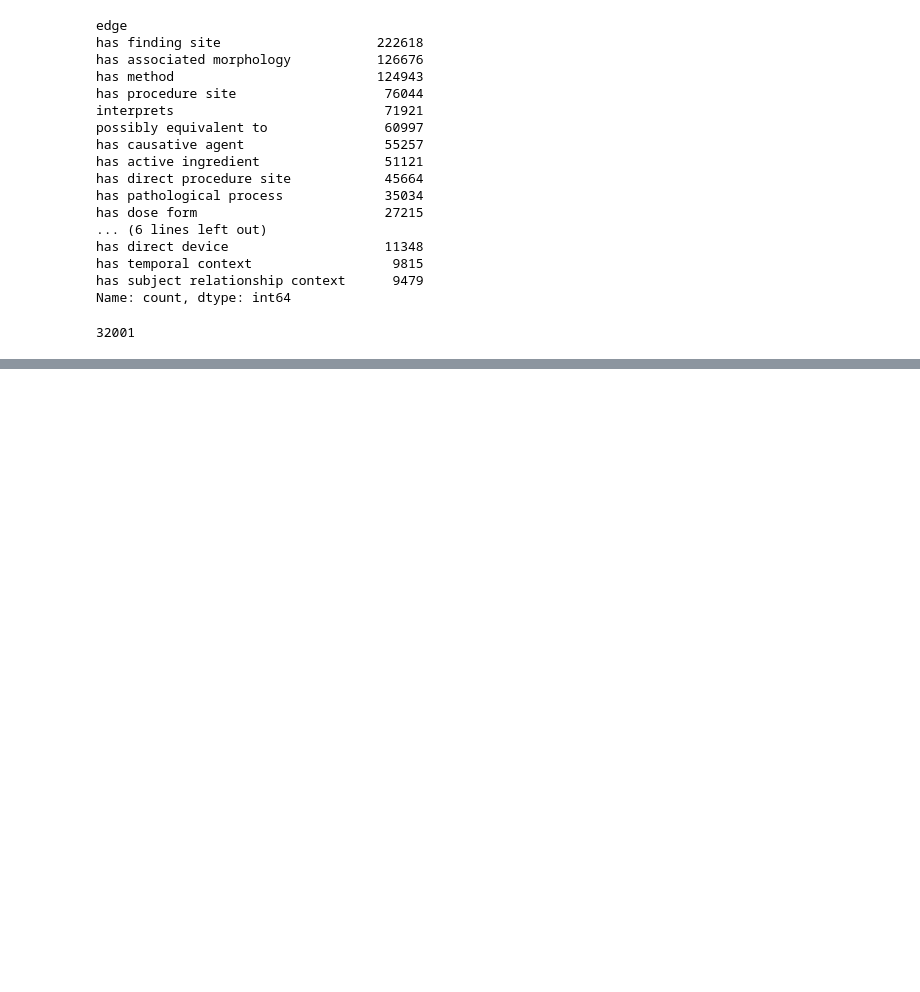
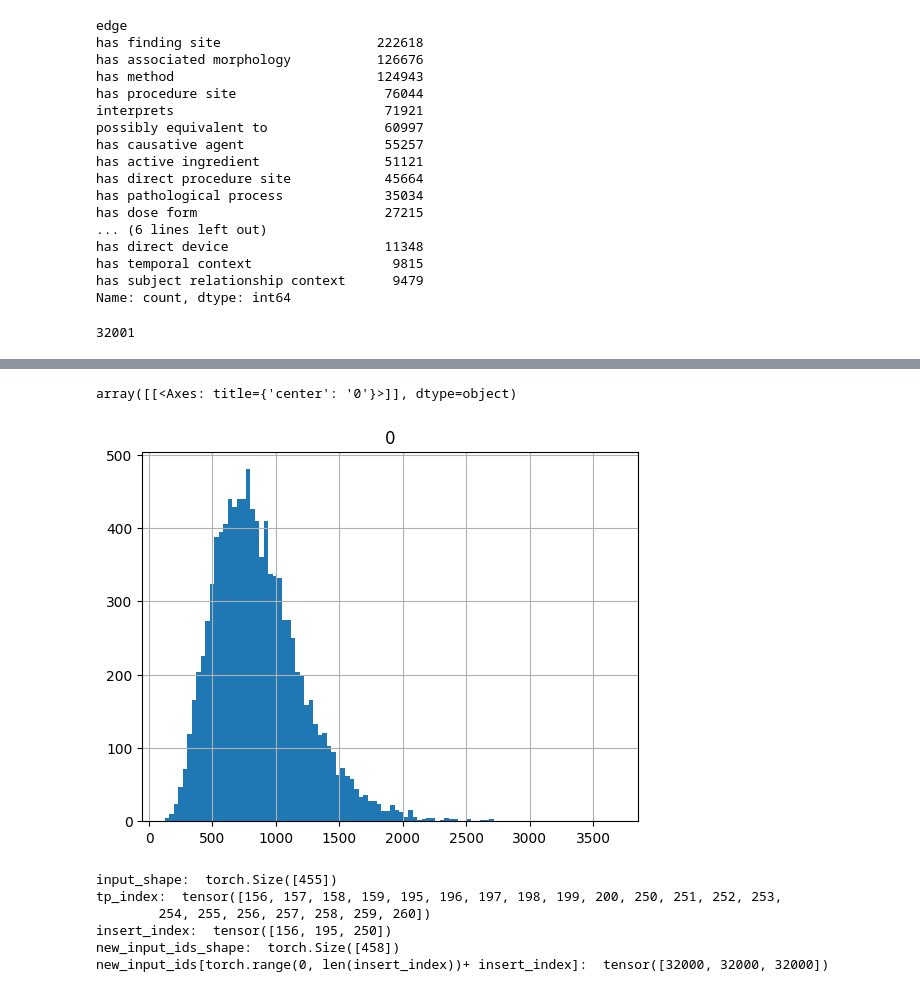
Before and after one commit to MaxLEAF3824/kg_llm, a Jupyter notebook: vis.ipynb, the cells around one changed output, grey strips where cells are left out. Cells and saved outputs as stored; diff of their text form; code cells hidden in the pictures; blank space fills up the shorter version.

```diff
--- a/vis.ipynb
+++ b/vis.ipynb
@@ -116,0 +127,35 @@ len(tok)
+# %%
+import pickle
+import pandas as pd
+input_ids_list, attention_mask_list, labels_list, hard_position_type_ids_list, prompts_list = pickle.load(open(f'data/EntityDataset_chat_usmle/8192_ep_0_new_no_dash.pkl','rb'))
+input_len = pd.DataFrame([len(x) for x in input_ids_list])
+input_len.hist(bins=100)
+# %% [output]
+array([[<Axes: title={'center': '0'}>]], dtype=object)
+[figure, added]
+# %%
+import torch
+from transformers import AutoTokenizer
+tok = AutoTokenizer.from_pretrained('/home/cs/yangyuchen/yushengliao/Medical_LLM/vicuna-7b')
+tok.add_tokens(['[DASH]'])
+dst_size = len(input_ids_list)
+for i in range(dst_size):
+    print('input_shape: ', input_ids_list[i].shape)
+    tp_index = torch.where(hard_position_type_ids_list[i]==2)[0]
+    print('tp_index: ', tp_index)
+    insert_index = torch.concat([tp_index[0].unsqueeze(0),tp_index[torch.where(tp_index[:-1] - tp_index[1:] != -1)[0] + 1]])
+    print('insert_index: ', insert_index)
+    new_input_ids = input_ids_list[i].clone()
+    new_attention_ids = attention_mask_list[i].clone()
+    for off_set, ii in enumerate(insert_index):
+        new_input_ids = torch.concat([new_input_ids[:ii+off_set], torch.tensor([32000]), new_input_ids[ii+off_set:]])
+
+    print('new_input_ids_shape: ', new_input_ids.shape)
+    break
+# %% [output]
+input_shape:  torch.Size([455])
+tp_index:  tensor([156, 157, 158, 159, 195, 196, 197, 198, 199, 200, 250, 251, 252, 253,
+        254, 255, 256, 257, 258, 259, 260])
+insert_index:  tensor([156, 195, 250])
+new_input_ids_shape:  torch.Size([458])
+new_input_ids[torch.range(0, len(insert_index))+ insert_index]:  tensor([32000, 32000, 32000])
```
Also changed, not shown: parts of 7 cells of this notebook, 8 other files.
